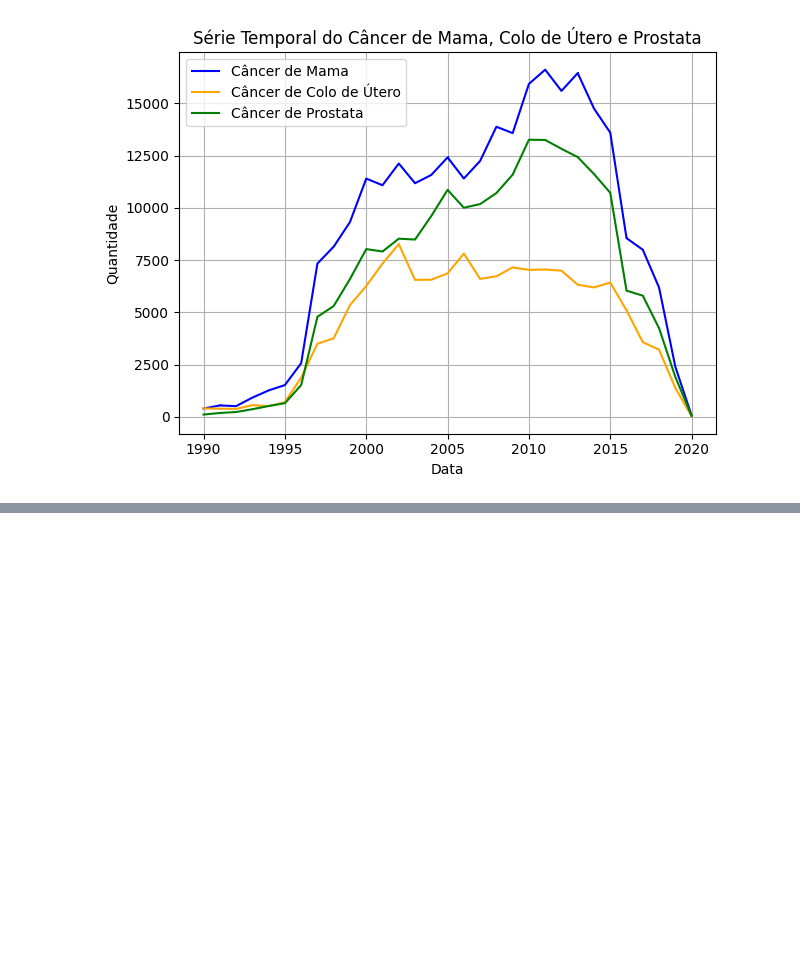
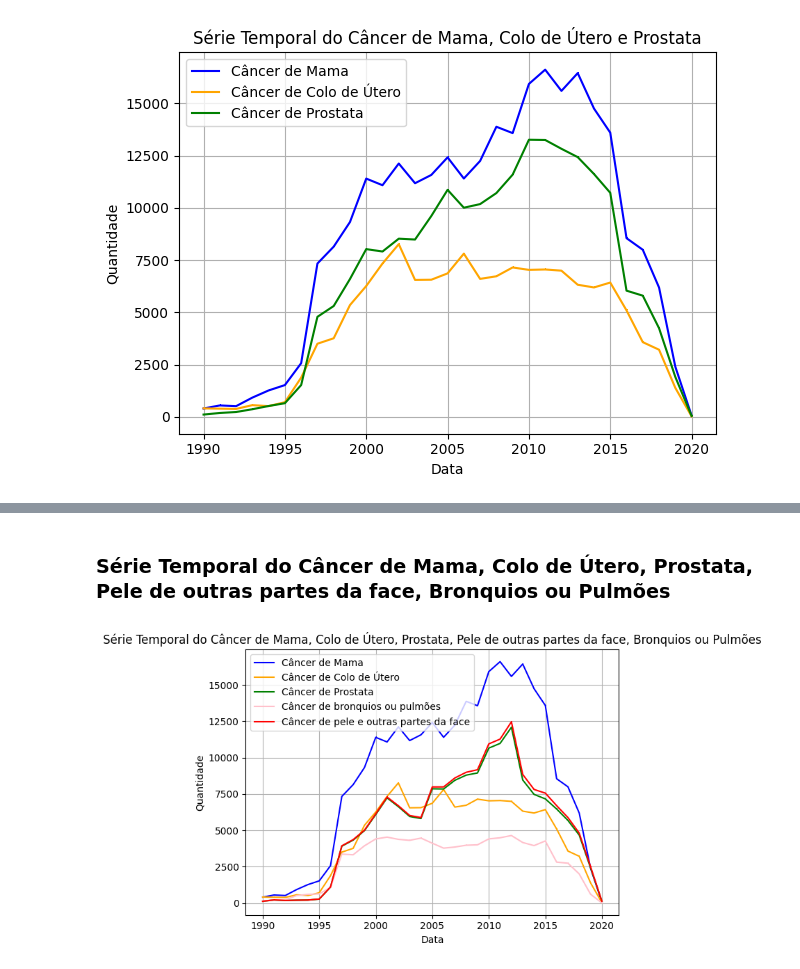
Before and after one commit to MateusVasc/IC-Cancer-Time-Series, a Jupyter notebook: presentation.ipynb, the cells around one changed output, grey strips where cells are left out. Saved outputs shown, nothing was run; the diff lists cells and outputs as text; code cells hidden in the pictures; blank space fills up the shorter version.

```diff
--- a/presentation.ipynb
+++ b/presentation.ipynb
@@ -818,0 +873,30 @@ plt.show()
+# %% [markdown]
+### Série Temporal do Câncer de Mama, Colo de Útero, Prostata, Pele de outras partes da face, Bronquios ou Pulmões
+# %%
+mama_count = df_mama['Data de Diagnostico'].dt.year.value_counts().sort_index()
+plt.plot(mama_count.index, mama_count.values, marker=',', linestyle='-', label='Câncer de Mama', color='blue')
+
+colo_utero_count = df_colo_utero['Data de Diagnostico'].dt.year.value_counts().sort_index()
+plt.plot(colo_utero_count.index, colo_utero_count.values, marker=',', linestyle='-', label='Câncer de Colo de Útero', color='orange')
+
+prostata_count = df_prostata['Data de Diagnostico'].dt.year.value_counts().sort_index()
+plt.plot(prostata_count.index, prostata_count.values, marker=',', label='Câncer de Prostata', linestyle='-', color='green')
+
+df_bronquios_count = df_bronquios['Data de Diagnostico'].dt.year.value_counts().sort_index()
+plt.plot(df_bronquios_count.index, df_bronquios_count.values, marker=',', label='Câncer de bronquios ou pulmões', linestyle='-', color='pink')
+
+df_pele_count = df_peles_de_outras_partes['Data de Diagnostico'].dt.year.value_counts().sort_index()
+plt.plot(df_pele_count.index, df_pele_count.values, marker=',', label='Câncer de pele e outras partes da face', linestyle='-', color='red')
+
+
+plt.title("Série Temporal do Câncer de Mama, Colo de Útero, Prostata, Pele de outras partes da face, Bronquios ou Pulmões")
+plt.ylabel("Quantidade")
+plt.xlabel("Data")
+
+plt.grid(True)
+plt.legend()
+plt.tight_layout()
+
+plt.show()
+# %% [output]
+[figure, added]
```
Also changed, not shown: parts of 6 cells of this notebook.
